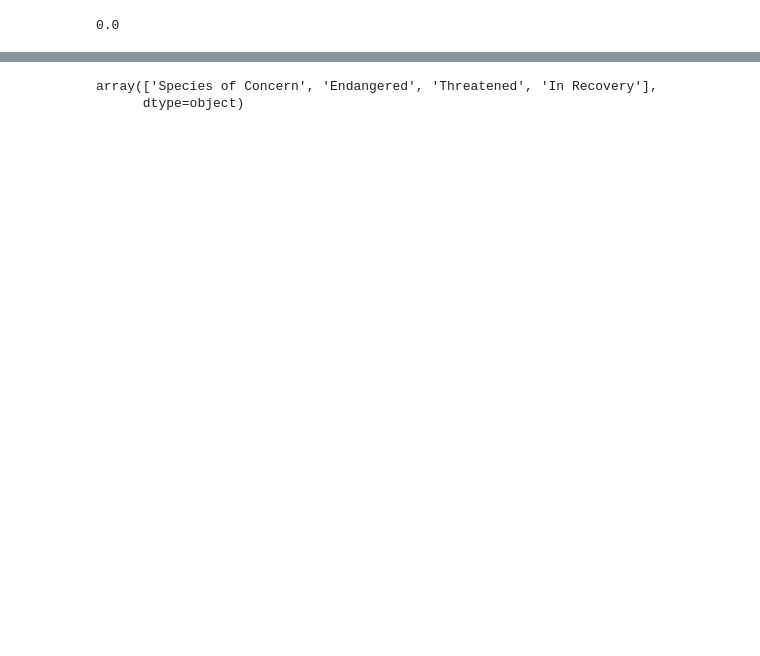
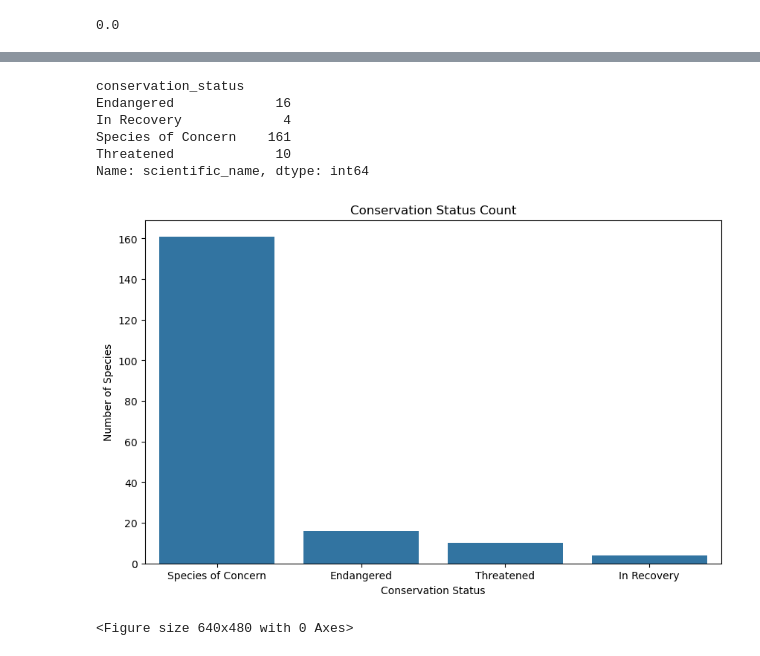
Before and after one commit to 2003salar/biodiversity_in_national_parks, a Jupyter notebook: biodiversity.ipynb, the cells around one changed output, grey strips where cells are left out. Saved outputs shown, nothing was run; the diff lists cells and outputs as text; code cells hidden in the pictures; blank space fills up the shorter version.

Commit message:
Add visualizations for the data

```diff
--- a/biodiversity.ipynb
+++ b/biodiversity.ipynb
@@ -23,5 +25,20 @@ KeyError: "['level_0', 'index'] not found in axis"
 # %%
-species.conservation_status.unique()
+species.groupby("conservation_status")["scientific_name"].count()
 # %% [output]
-array(['Species of Concern', 'Endangered', 'Threatened', 'In Recovery'],
-      dtype=object)
+conservation_status
+Endangered             16
+In Recovery             4
+Species of Concern    161
+Threatened             10
+Name: scientific_name, dtype: int64
+# %%
+plt.figure(figsize=(10, 6))
+sns.countplot(x="conservation_status", data=species)
+plt.xlabel("Conservation Status")
+plt.ylabel("Number of Species")
+plt.title("Conservation Status Count")
+plt.show()
+plt.clf()
+# %% [output]
+[figure, added]
+<Figure size 640x480 with 0 Axes>
```
Also changed, not shown: parts of 6 cells of this notebook, 1 other file.
